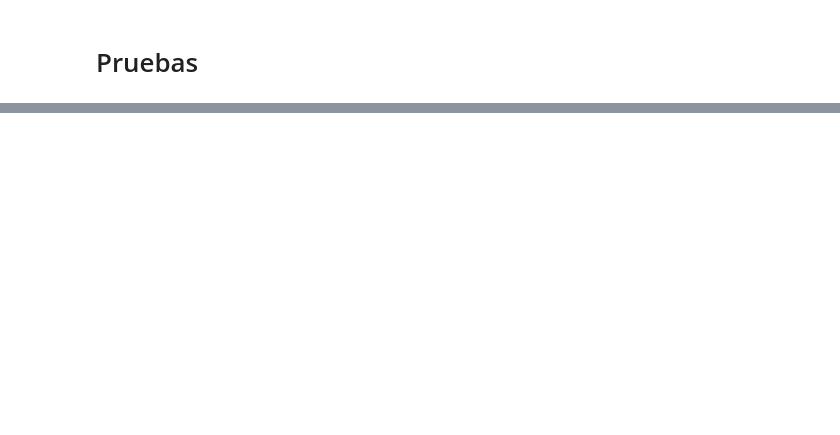
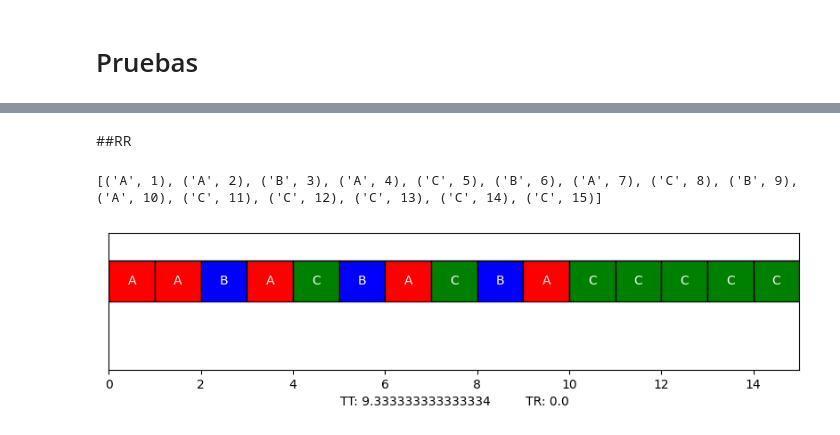
Before and after one commit to Alejandro-XIII/Proyecto-Final-SO, a Jupyter notebook: Proyecto_Final.ipynb, the cells around one changed output, grey strips where cells are left out. Saved outputs shown, nothing was run; the diff lists cells and outputs as text; code cells hidden in the pictures; blank space fills up the shorter version.

```diff
--- a/Proyecto_Final.ipynb
+++ b/Proyecto_Final.ipynb
@@ -29,5 +63,26 @@ def sjf(processes):
 # %% [markdown]
 ##RR
+# %%
+def rr(processes, quantum):
+    processes_remaining = [{'name': p['name'], 'arrival_time': p['arrival_time'], 'run_time': p['run_time']} for p in processes]
+    scheduling = []
+    time = 0
+    queue = []  # Cola de procesos listos para ejecutarse
+    while processes_remaining or queue:
+        for process in processes_remaining:
+            if process['arrival_time'] <= time and process not in queue:
+                queue.insert(0, process)  # Insertamos el nuevo proceso al principio de la cola
+        process = queue.pop(0)  # Tomamos el primer proceso de la cola
+        if process['run_time'] > quantum:  # Si el proceso no termina en este quantum, se le resta el tiempo del quantum y se vuelve a poner en la cola
+            process['run_time'] -= quantum
+            time += quantum
+            queue.append(process)  # Volvemos a agregar el proceso al final de la cola si aún tiene tiempo restante
+        else:  # Si el proceso termina en este quantum, lo ejecutamos completamente
+            time += process['run_time']
+            process['run_time'] = 0  # El proceso ya terminó
+        scheduling.append((process['name'], time))
+        processes_remaining = [p for p in processes_remaining if p['name'] != process['name']] # Eliminamos el proceso de la lista de procesos restantes
+    return scheduling
 # %% [markdown]
 ##Imprimir scheduling
 # %%
@@ -202,0 +290,11 @@ plot_scheduling(scheduling,tt,tr)
+# %% [markdown]
+##RR
+# %%
+scheduling = rr(processes,1)
+print(scheduling)
+tt = t_turnaround(scheduling, processes)
+tr = t_response(scheduling, processes)
+plot_scheduling(scheduling,tt,tr)
+# %% [output]
+[('A', 1), ('A', 2), ('B', 3), ('A', 4), ('C', 5), ('B', 6), ('A', 7), ('C', 8), ('B', 9), ('A', 10), ('C', 11), ('C', 12), ('C', 13), ('C', 14), ('C', 15)]
+[figure, added]
```
Also changed, not shown: parts of 20 cells of this notebook.
